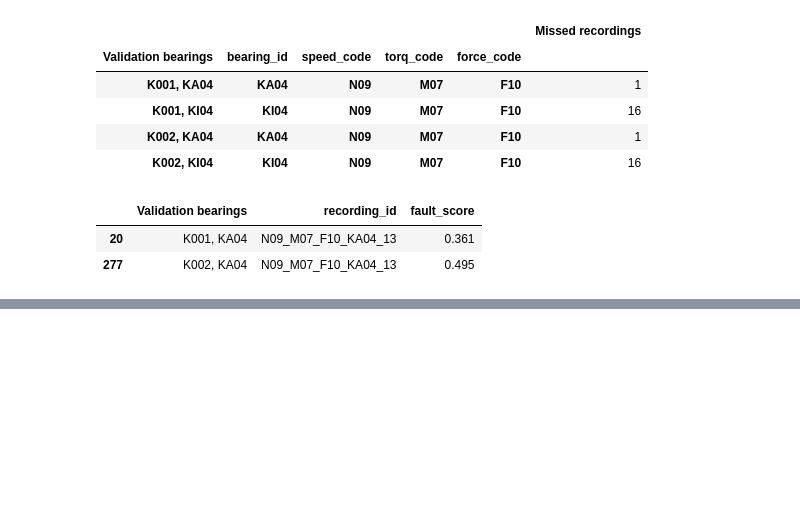
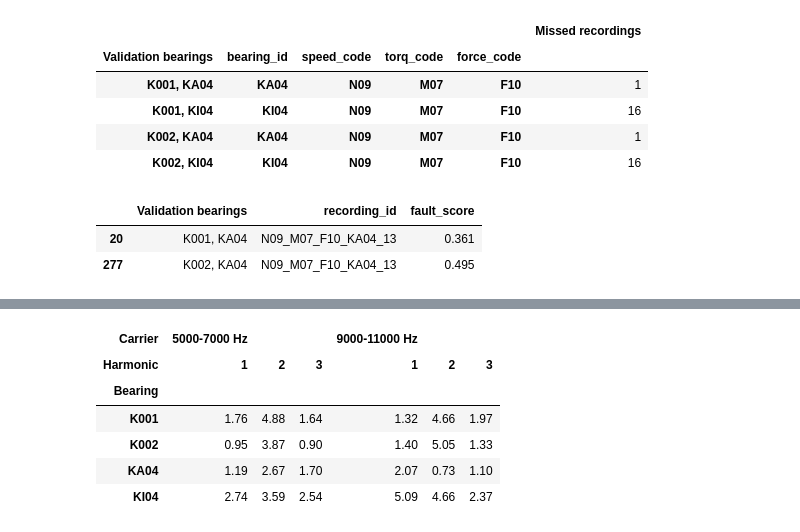
Before and after one commit to amitkumar981/Bearing-fault-detection-, a Jupyter notebook: notebooks/06_envelope_features.ipynb, the cells around one changed output, grey strips where cells are left out. Saved outputs shown, nothing was run; the diff lists cells and outputs as text; code cells hidden in the pictures; blank space fills up the shorter version.

```diff
--- a/notebooks/06_envelope_features.ipynb
+++ b/notebooks/06_envelope_features.ipynb
@@ -995,0 +1024,31 @@ recording_results.to_csv(
+# %%
+harmonic_checks = []
+
+for _, record in records_900.iterrows():
+    x = load_signal(project / "data/raw/paderborn" / record["relative_path"])
+    target = bpfi_reference * float(record["speed_setting_rpm"]) / 1500
+
+    for low, high in [(5000, 7000), (9000, 11000)]:
+        f, p = envelope_psd(x, low, high)
+
+        for harmonic in [1, 2, 3]:
+            harmonic_checks.append({
+                "Bearing": record["bearing_id"],
+                "Carrier": f"{low}-{high} Hz",
+                "Harmonic": harmonic,
+                "Peak/background": peak_ratio(f, p, harmonic * target)
+            })
+
+harmonic_comparison = pd.DataFrame(harmonic_checks)
+harmonic_comparison.pivot(
+    index="Bearing", columns=["Carrier", "Harmonic"],
+    values="Peak/background"
+).round(2)
+# %% [output]
+| Carrier | 5000-7000 Hz |  |  | 9000-11000 Hz |  |  |
+| Harmonic | 1 | 2 | 3 | 1 | 2 | 3 |
+| Bearing |  |  |  |  |  |  |
+| K001 | 1.76 | 4.88 | 1.64 | 1.32 | 4.66 | 1.97 |
+| K002 | 0.95 | 3.87 | 0.90 | 1.40 | 5.05 | 1.33 |
+| KA04 | 1.19 | 2.67 | 1.70 | 2.07 | 0.73 | 1.10 |
+| KI04 | 2.74 | 3.59 | 2.54 | 5.09 | 4.66 | 2.37 |
```
Also changed, not shown: parts of 3 cells of this notebook, 6 other files.
